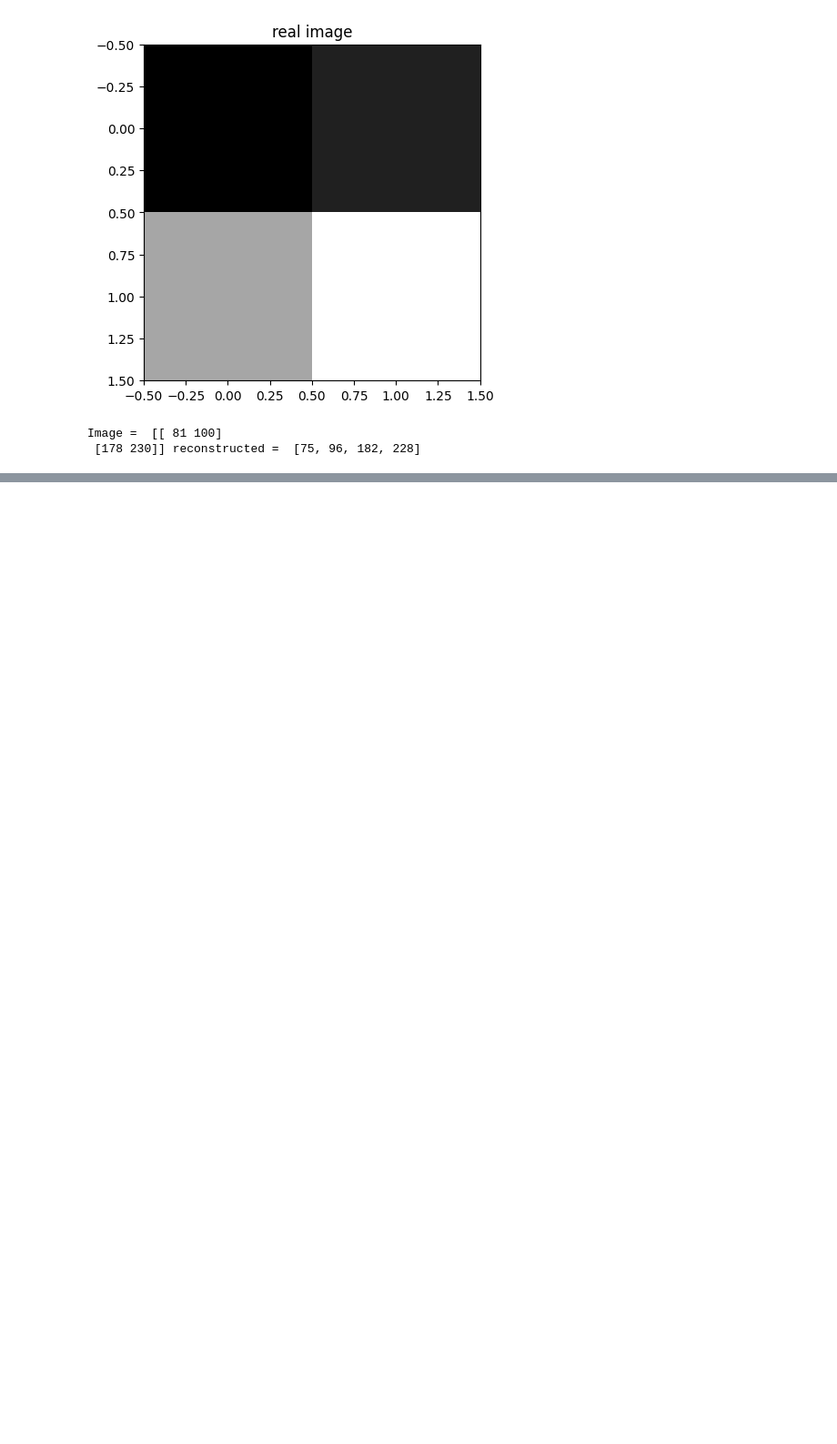
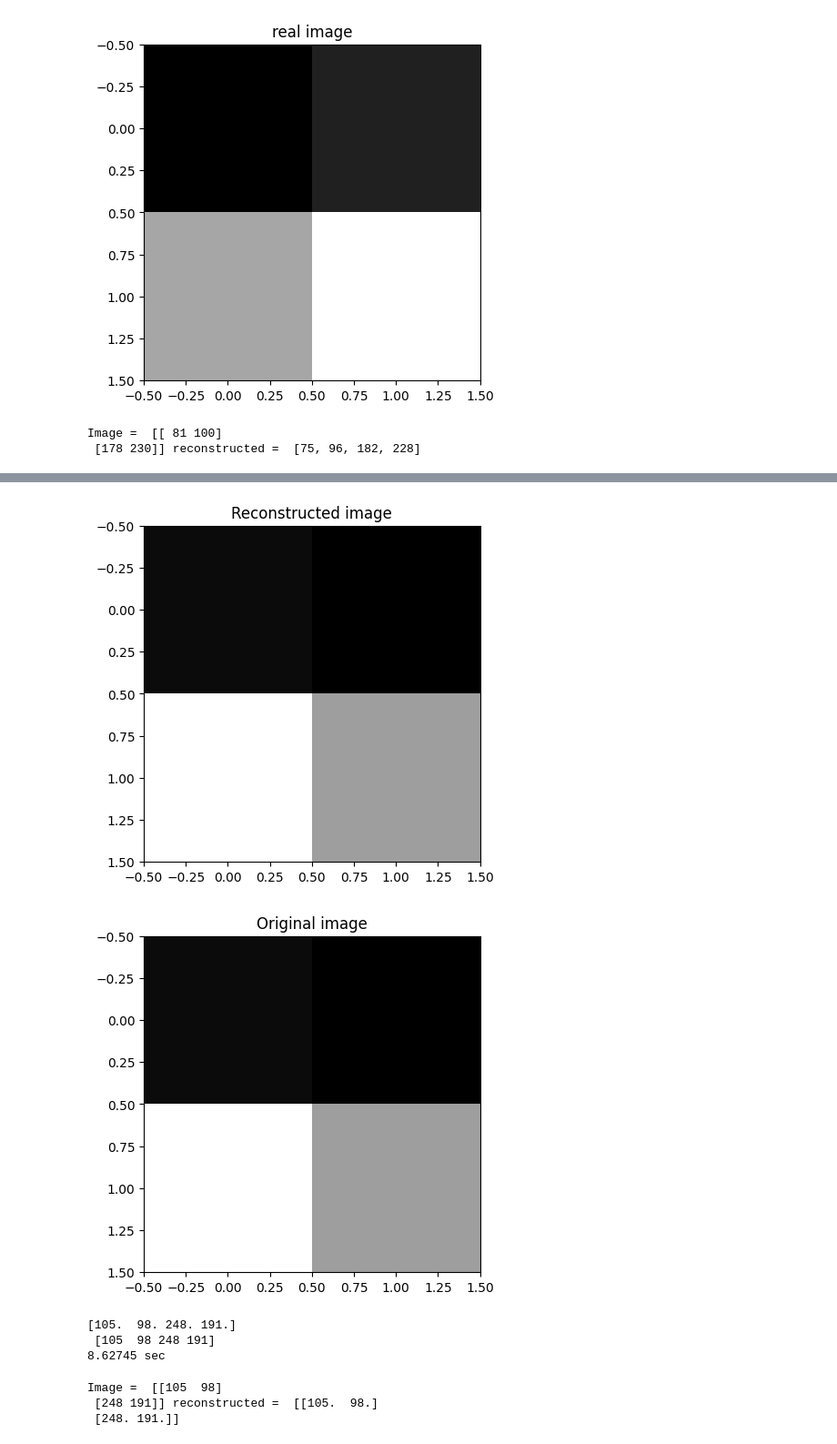
Before and after one commit to ksm999/Stereo, a Jupyter notebook: Time Compare.ipynb, the cells around one changed output, grey strips where cells are left out. Shown at 91% size. Saved outputs shown, nothing was run; the diff lists cells and outputs as text; code cells hidden in the pictures; blank space fills up the shorter version.

```diff
--- a/Time Compare.ipynb
+++ b/Time Compare.ipynb
@@ -309,0 +401,3 @@ Image =  [[ 81 100]
+# %%
+from qiskit_ionq import IonQProvider
+provider = IonQProvider("api")
@@ -309,0 +418,66 @@ Image =  [[ 81 100]
+# %%
+start = time.time()
+
+indx = QuantumRegister(w_bits+h_bits, 'indx')
+intensity = QuantumRegister(8,'intensity')
+cr = ClassicalRegister(len(indx)+len(intensity), 'cr')
+qc_image = QuantumCircuit(intensity, indx, cr)
+num_qubits = qc_image.num_qubits
+input_im = image.copy().flatten()
+qc_image.i(intensity)
+qc_image.h(indx)
+
+for i, pixel in enumerate(input_im):
+    pixel_bin = "{0:b}".format(pixel).zfill(len(intensity))
+    position = "{0:b}".format(i).zfill(len(indx))
+    for j, coord in enumerate(position):
+        if int(coord):
+            qc_image.x(qc_image.num_qubits-j-1)
+    for idx, px_value in enumerate(pixel_bin[::-1]):
+        if(px_value=='1'):
+            control_qubits = list(range(intensity.size, intensity.size + indx.size))
+            target_qubit = intensity[idx]
+            qc_image.mcx(control_qubits, target_qubit)
+    if i!=len(input_im) - 1:
+        for j, coord in enumerate(position):
+            if int(coord):
+                qc_image.x(qc_image.num_qubits-j-1)
+    qc_image.barrier()
+qc_image.measure(range(qc_image.num_qubits),range(cr.size))
+
+
+simulator_backend = provider.get_backend("ionq_simulator")
+t_qc_image = transpile(qc_image, simulator_backend)
+job_neqr = simulator_backend.run(t_qc_image)
+result_neqr = job_neqr.result()
+counts_neqr = result_neqr.get_counts()
+
+out_pixels = []
+for item in counts_neqr:
+    out_pixels.append((int(item[0:w_bits+h_bits], 2), int(item[w_bits+h_bits:],2)))
+out_image = np.zeros((1, len(input_im)))
+for pixel in out_pixels:
+    out_image[0][pixel[0]] = pixel[1]
+out_image = np.reshape(out_image, (image.shape))
+plt.imshow(out_image, cmap='gray')
+plt.title('Reconstructed image')
+plt.show()
+plt.imshow(image, cmap='gray')
+plt.title('Original image')
+plt.show()
+print(out_image.flatten(), '\n', image.flatten())
+end = time.time()
+
+print(f"{end - start:.5f} sec")
+# %% [output]
+[figure, added]
+[figure, added]
+[105.  98. 248. 191.]
+ [105  98 248 191]
+8.62745 sec
+# %%
+print("Image = ",image, "reconstructed = ",out_image)
+# %% [output]
+Image =  [[105  98]
+ [248 191]] reconstructed =  [[105.  98.]
+ [248. 191.]]
```
Also changed, not shown: parts of 14 cells of this notebook.
